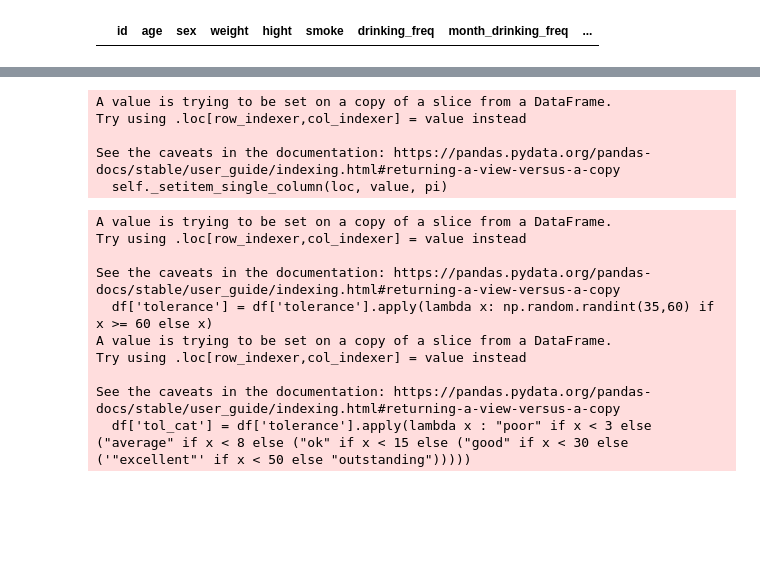
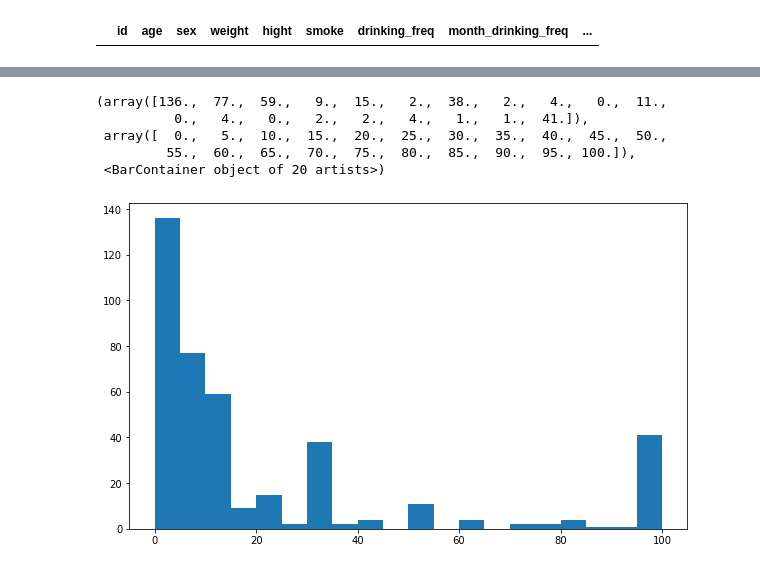
Before and after one commit to lxzhe718-1935368/Alcohol-Tolerance-Prediction, a Jupyter notebook: final_project.ipynb, the cells around one changed output, grey strips where cells are left out. Drawn from its saved outputs; the diff is of its cells as text; code cells hidden in the pictures; blank space fills up the shorter version.

```diff
--- a/final_project.ipynb
+++ b/final_project.ipynb
@@ -61,3 +79,25 @@ df[~((df['tolerance'] >= 0) & (df['tolerance'] <= 100))]
+# %%
+# data cleanning step 2
+# remove people Rarely drink but their tolerance is higher than 50
+df = df[~((df["drinking_freq"] == 5) & (df["tolerance"] > 50))]
+
+
+
+# drop stress_level feature because it is not a good feature to predict tolerance
+df = df.drop(columns=["stress_level"])
+
+# drop the id column
+df = df.drop(columns=["id"])
+# %%
+plt.figure(figsize=(10,6),facecolor='white')
+plt.hist(df["tolerance"],bins=20)
+# %% [output]
+(array([136.,  77.,  59.,   9.,  15.,   2.,  38.,   2.,   4.,   0.,  11.,
+          0.,   4.,   0.,   2.,   2.,   4.,   1.,   1.,  41.]),
+ array([  0.,   5.,  10.,  15.,  20.,  25.,  30.,  35.,  40.,  45.,  50.,
+         55.,  60.,  65.,  70.,  75.,  80.,  85.,  90.,  95., 100.]),
+ <BarContainer object of 20 artists>)
+[figure, added]
 # %%
 # convert multiple choice answers to categorie values
 df.loc[df["smoke"] == 2, "smoke"] = 0
@@ -82,11 +122,6 @@ df.loc[df["eating_2"] == 2, "eating_2"] = "Often"
 df.loc[df["eating_2"] == 3, "eating_2"] = "Sometimes"
 df.loc[df["eating_2"] == 4, "eating_2"] = "Never"
 
-df.loc[df["stress_level"] == 1, "stress_level"] = "Very stress"
-df.loc[df["stress_level"] == 2, "stress_level"] = "Stress"
-df.loc[df["stress_level"] == 3, "stress_level"] = "Not too stress"
-df.loc[df["stress_level"] == 4, "stress_level"] = "Never stress"
-
 df.loc[df["liver_cond"] == 2, "liver_cond"] = 0
 
 df.loc[df["workout_freq"] == 1, "workout_freq"] = "Very often"
@@ -94,24 +129,5 @@ df.loc[df["workout_freq"] == 2, "workout_freq"] = "Often"
 df.loc[df["workout_freq"] == 3, "workout_freq"] = "Not often"
 df.loc[df["workout_freq"] == 4, "workout_freq"] = "Barely"
 df.loc[df["workout_freq"] == 5, "workout_freq"] = "Never"
-# %% [output]
-A value is trying to be set on a copy of a slice from a DataFrame.
-Try using .loc[row_indexer,col_indexer] = value instead
-
-See the caveats in the documentation: https://pandas.pydata.org/pandas-docs/stable/user_guide/indexing.html#returning-a-view-versus-a-copy
-  self._setitem_single_column(loc, value, pi)
 # %%
-df['tolerance'] = df['tolerance'].apply(lambda x: np.random.randint(35,60) if x >= 60 else x)
-
-df['tol_cat'] = df['tolerance'].apply(lambda x : "poor" if x < 3 else ("average" if x < 8 else ("ok" if x < 15 else ("good" if x < 30 else ('"excellent"' if x < 50 else "outstanding")))))
+df['tol_cat'] = df['tolerance'].apply(lambda x : "poor" if x < 2 else ("average" if x < 5 else ("ok" if x < 10 else ("good" if x < 18 else ('"excellent"' if x < 25 else "outstanding")))))
-# %% [output]
-A value is trying to be set on a copy of a slice from a DataFrame.
-Try using .loc[row_indexer,col_indexer] = value instead
-
-See the caveats in the documentation: https://pandas.pydata.org/pandas-docs/stable/user_guide/indexing.html#returning-a-view-versus-a-copy
-  df['tolerance'] = df['tolerance'].apply(lambda x: np.random.randint(35,60) if x >= 60 else x)
-A value is trying to be set on a copy of a slice from a DataFrame.
-Try using .loc[row_indexer,col_indexer] = value instead
-
-See the caveats in the documentation: https://pandas.pydata.org/pandas-docs/stable/user_guide/indexing.html#returning-a-view-versus-a-copy
-  df['tol_cat'] = df['tolerance'].apply(lambda x : "poor" if x < 3 else ("average" if x < 8 else ("ok" if x < 15 else ("good" if x < 30 else ('"excellent"' if x < 50 else "outstanding")))))
```
Also changed, not shown: parts of 28 cells of this notebook, 2 other files.
